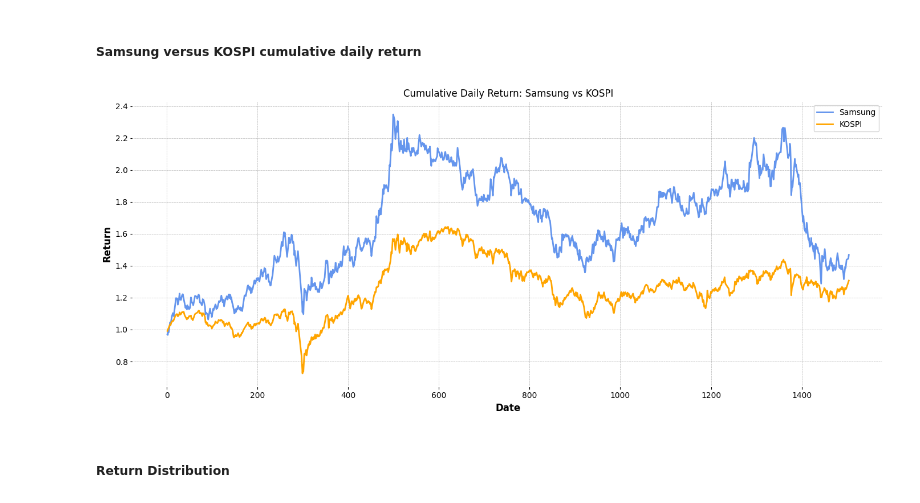
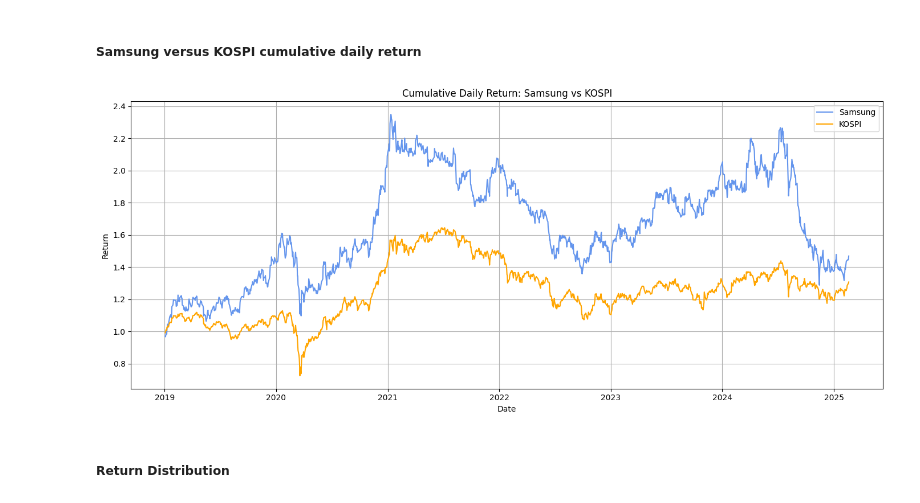
Before and after one commit to BIGDATA-GROUP-4/Samsung-Stock-Price, a Jupyter notebook: Samsung_stockprice.ipynb, the cells around one changed output. Drawn from its saved outputs; the diff is of its cells as text; code cells hidden in the pictures.

Commit message:
fix xticks of Kospi line

```diff
--- a/Samsung_stockprice.ipynb
+++ b/Samsung_stockprice.ipynb
@@ -149,32 +149,40 @@ mpf.plot(ss_candle[-200:], type='candle', style='charles', title='Candle chart -
 # %%
 # Calculate daily returns
 ss_pd['Return'] = ss_pd['Close'].pct_change()
-kospi_pd['Price'] = pd.to_numeric(kospi_pd['Price'].str.replace(',', ''), errors='coerce')
+# kospi_pd['Price'] is already float, so no need to convert or replace commas
 kospi_pd['Return'] = kospi_pd['Price'].pct_change()
 # Merge two dataframes on Date index
 returns = pd.merge(
     ss_pd[['Return']],
     kospi_pd[['Return']],
     left_index=True,
     right_index=True,
     suffixes=('_Samsung', '_KOSPI')
 )
-# Calculate the cumulative returns
-cumulative_returns = (1 + returns).cumprod()
+# Calculate the cumulative returns (only for numeric columns)
+cumulative_returns = (1 + returns[['Return_Samsung', 'Return_KOSPI']]).cumprod()
+cumulative_returns = pd.merge(
+    ss_pd[['Date']],
+    cumulative_returns,
+    left_index=True,
+    right_index=True
+)
+cumulative_returns['Date'] = pd.to_datetime(cumulative_returns['Date'])
+cumulative_returns.set_index('Date', inplace=True)
 
 # Plot the cumulative returns
 plt.figure(figsize=(14, 6))
 plt.plot(cumulative_returns.index, cumulative_returns['Return_Samsung'], label='Samsung', color='cornflowerblue')
 plt.plot(cumulative_returns.index, cumulative_returns['Return_KOSPI'], label='KOSPI', color='orange')
 plt.title("Cumulative Daily Return: Samsung vs KOSPI")
 plt.ylabel("Return")
 plt.xlabel("Date")
 plt.legend()
 plt.grid(True)
 plt.tight_layout()
 plt.show()
 # %% [output]
-[figure, old version]
+[figure, new version]
 # %% [markdown]
 ##### Return Distribution
 # %%
```
